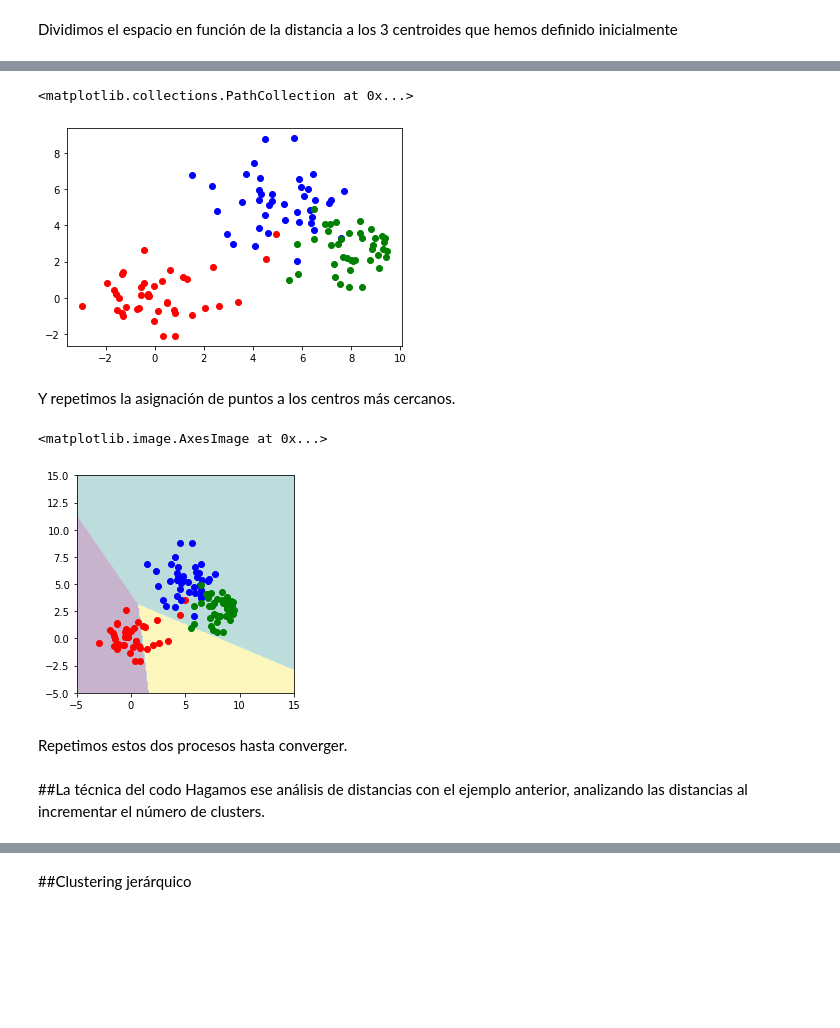
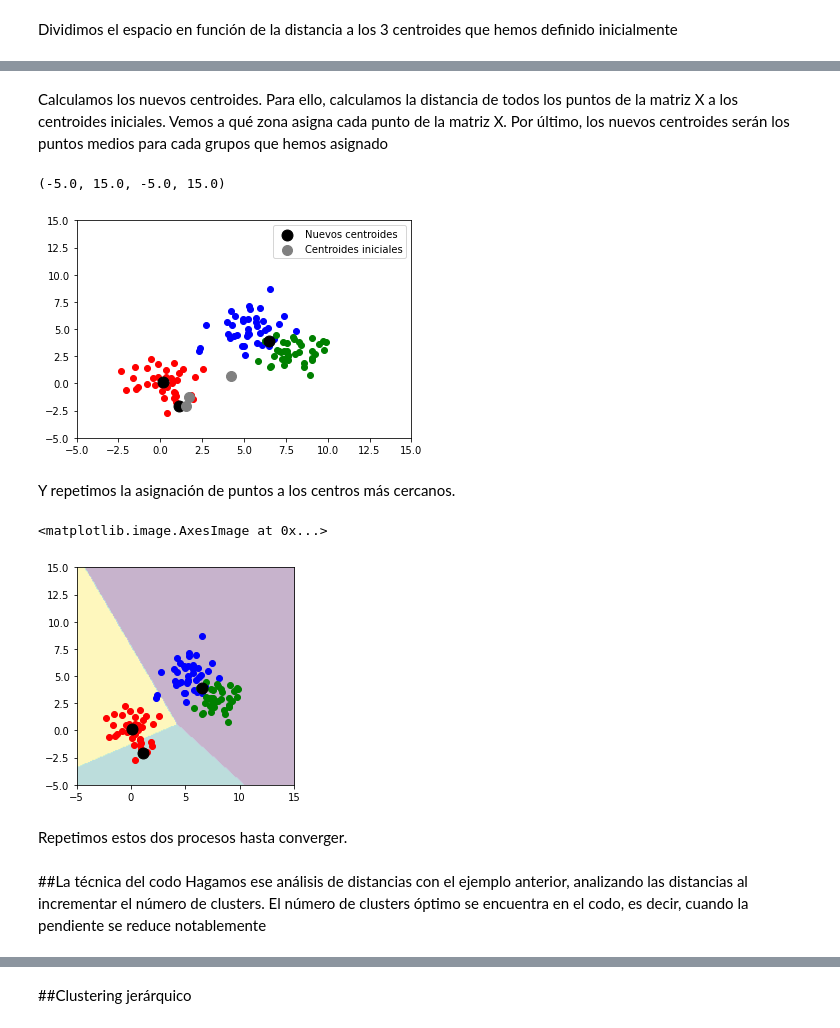
Before and after one commit to mariajogonsan/Curso-de-introduccion-a-Big-Data-Parte-3-nov2021, a Jupyter notebook: 2_Machine_Learning_Aprendizaje_no_supervisado.ipynb, the cells around one changed output, grey strips where cells are left out. Cells and saved outputs as stored; diff of their text form; code cells hidden in the pictures; blank space fills up the shorter version.

```diff
--- a/2_Machine_Learning_Aprendizaje_no_supervisado.ipynb
+++ b/2_Machine_Learning_Aprendizaje_no_supervisado.ipynb
@@ -145,7 +287,10 @@ Calculamos los nuevos centroides
+# %% [markdown]
+Calculamos los nuevos centroides. Para ello, calculamos la distancia de todos los puntos de la matriz X a los centroides iniciales. Vemos a qué zona asigna cada punto de la matriz X. Por último, los nuevos centroides serán los puntos medios para cada grupos que hemos asignado
 # %%
 #Compute membership for next iteration
 Y = cdist(X, C, 'euclidean')
 y_pred = np.argmin(Y,axis=1)
+C_0=C.copy()
 
 #Update centroids
 for i in range(K):
@@ -154,39 +299,37 @@ for i in range(K):
 plt.scatter(X[(y==1).ravel(),0],X[(y==1).ravel(),1],color='r')
 plt.scatter(X[(y==2).ravel(),0],X[(y==2).ravel(),1],color='b')
 plt.scatter(X[(y==3).ravel(),0],X[(y==3).ravel(),1],color='g')
-plt.scatter(C[:,0],C[:,1],s=120,
-           facecolors='none',
-           linewidths=2,
-           zorder=10)
+plt.scatter(C[:,0],C[:,1],s=120, color='black',label='Nuevos centroides')
+plt.scatter(C_0[:,0],C_0[:,1],s=100, color='grey', label='Centroides iniciales')
+plt.legend()
+plt.axis((-5,15,-5,15))
 # %% [output]
-<matplotlib.collections.PathCollection at 0x...>
+(-5.0, 15.0, -5.0, 15.0)
-[figure, old version]
+[figure, new version]
 # %% [markdown]
 Y repetimos la asignación de puntos a los centros más cercanos.
 # %%
 #And the new area of influence
 plt.scatter(X[(y==1).ravel(),0],X[(y==1).ravel(),1],color='r')
 plt.scatter(X[(y==2).ravel(),0],X[(y==2).ravel(),1],color='b')
 plt.scatter(X[(y==3).ravel(),0],X[(y==3).ravel(),1],color='g')
-plt.scatter(C[:,0],C[:,1],s=120,
-           facecolors='none',
-           linewidths=2,
-           zorder=10)
+plt.scatter(C[:,0],C[:,1],s=120, color='black')
 x = np.linspace(-5,15,200)
 XX,YY = np.meshgrid(x,x)
 sz=XX.shape
 data=np.c_[XX.ravel(),YY.ravel()]
 Y = cdist(data, C, 'euclidean')
 Z = np.argmin(Y,axis=1)
 plt.imshow(Z.reshape(sz), interpolation='bilinear', origin='lower', extent=(-5,15,-5,15),alpha=0.3, vmin=0, vmax=K-1)
 # %% [output]
 <matplotlib.image.AxesImage at 0x...>
-[figure, old version]
+[figure, new version]
 # %% [markdown]
 Repetimos estos dos procesos hasta converger.
 # %% [markdown]
 ##La técnica del codo
 Hagamos ese análisis de distancias con el ejemplo anterior, analizando las distancias al incrementar el número de clusters.
+El número de clusters óptimo se encuentra en el codo, es decir, cuando la pendiente se reduce notablemente
 # %%
 from scipy.spatial import distance
 from sklearn import cluster
```
Also changed, not shown: parts of 37 cells of this notebook.
